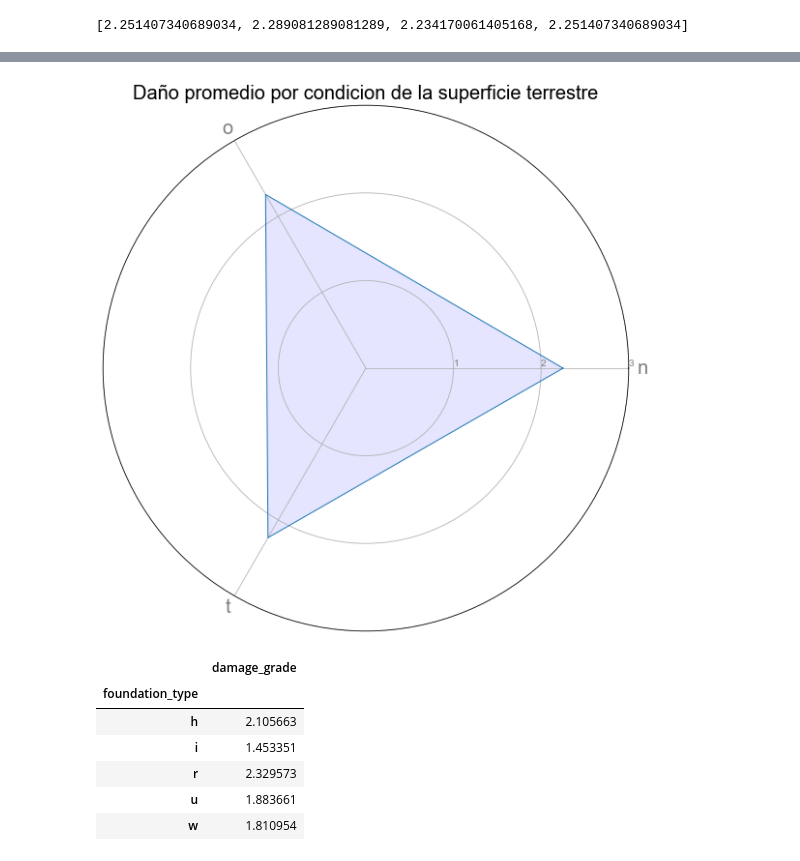
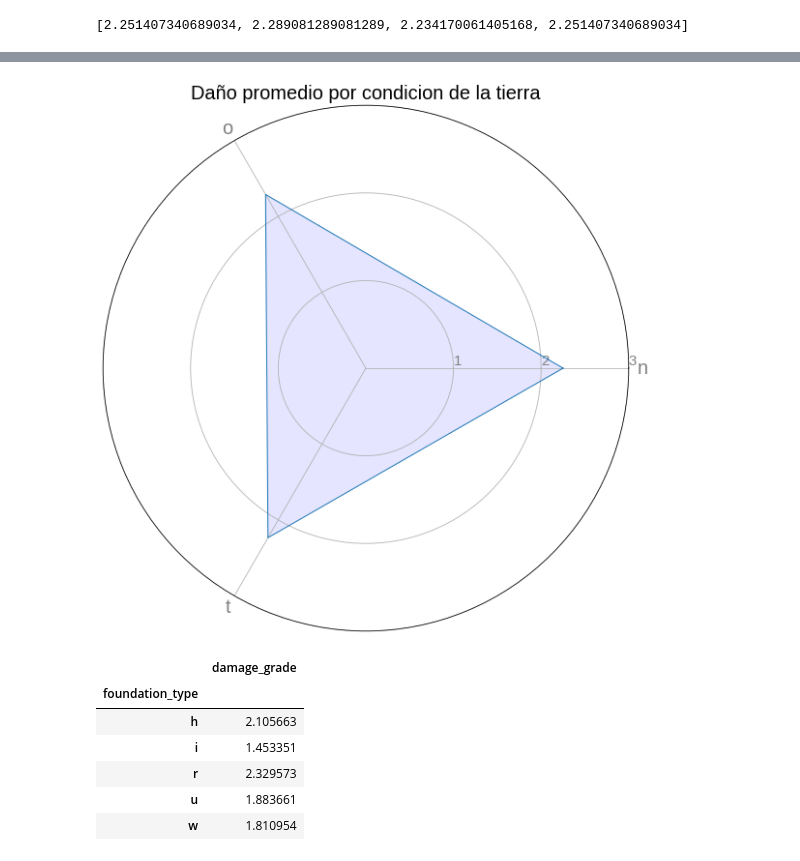
Before and after one commit to GuidoBergman/Datos---Tp1, a Jupyter notebook: TP1-Franco.ipynb, the cells around one changed output, grey strips where cells are left out. Cells and saved outputs as stored; diff of their text form; code cells hidden in the pictures.

```diff
--- a/TP1-Franco.ipynb
+++ b/TP1-Franco.ipynb
@@ -401,39 +409,36 @@ N = len(categories)
 values=df.groupby('land_surface_condition').agg({'damage_grade':'mean'}).damage_grade.tolist()
 values += values[:1]
 values
 
 # What will be the angle of each axis in the plot? (we divide the plot / number of variable)
 angles = [n / float(N) * 2 * np.pi for n in range(N)]
 angles += angles[:1]
 
-
 plt.figure(figsize=(10,10))
 # Initialise the spider plot
 ax = plt.subplot(111, polar=True)
 
 # Draw one axe per variable + add labels
 plt.xticks(angles[:-1], categories, color='grey', size=20)
 
 # Draw ylabels
 ax.set_rlabel_position(0)
-plt.yticks([1,2,3], ['1','2','3'], color="grey", size=10)
+plt.yticks([1,2,3], ['1','2','3'], color="grey", size=15)
 plt.ylim(0,3)
 
 # Plot data
 ax.plot(angles, values, linewidth=1, linestyle='solid')
 
-
-plt.style.use("seaborn-whitegrid")
 # Fill area
 ax.fill(angles, values, 'b', alpha=0.1)
 
 plt.style.use("seaborn-whitegrid")
-plt.title('Daño promedio por condicion de la superficie terrestre',size=20)
 
+plt.title('Daño promedio por condicion de la tierra',size=20)
 # Show the graph
 plt.show()
 # %% [output]
-[figure, old version]
+[figure, new version]
 # %%
 df.groupby('foundation_type').agg({'damage_grade':'mean'})
 # %% [output]
```
Also changed, not shown: parts of 58 cells of this notebook.
